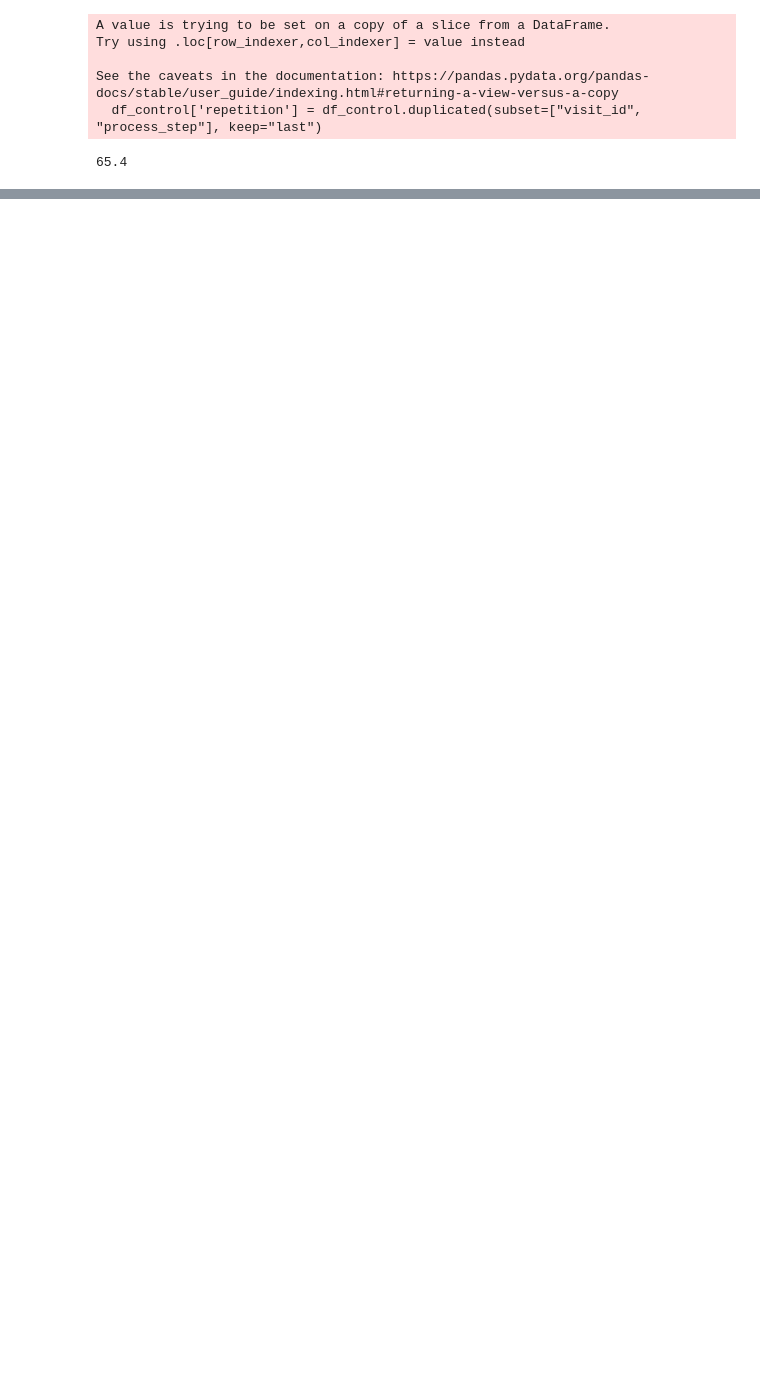
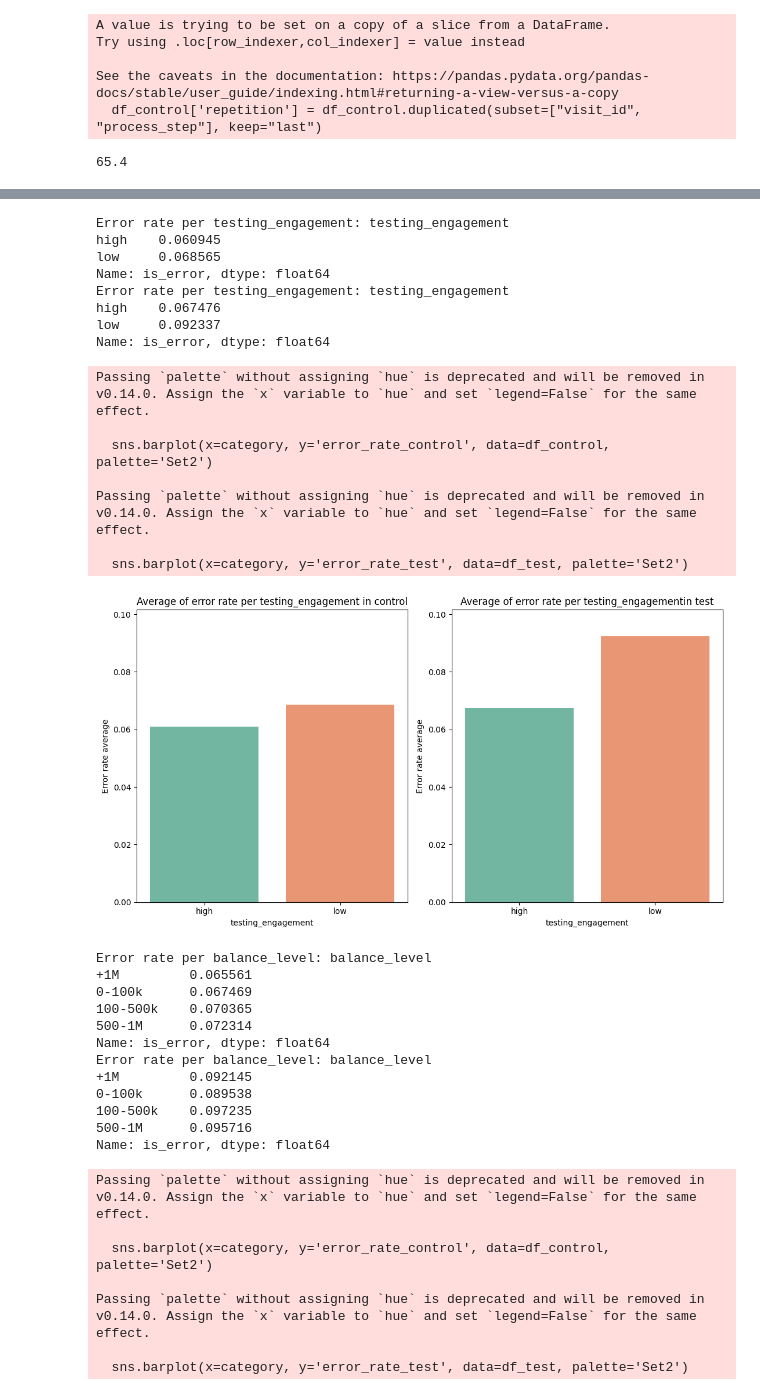
Before and after one commit to cemanzanoc/Project2, a Jupyter notebook: analysis.ipynb, the cells around one changed output, grey strips where cells are left out. Drawn from its saved outputs; the diff is of its cells as text; code cells hidden in the pictures; blank space fills up the shorter version.

```diff
--- a/analysis.ipynb
+++ b/analysis.ipynb
@@ -5,6 +5,7 @@ import matplotlib.pyplot as plt
 import aux_functions as f
 # %%
 df = pd.read_csv("data/df_clean_all.csv", index_col = None)
+df['date_time'] = pd.to_datetime(df['date_time'])
 # %%
 df = df.reset_index(drop=True)
 # %%
@@ -414,0 +715,43 @@ round(df_control_confirm.shape[0]/df_control.groupby("client_id").agg({"process_
+# %%
+list_category = ['testing_engagement', 'balance_level', 'tenure']
+for i in list_category:
+    avg_control = f.mean_errors_per_category(df_control_error, i)
+    avg_test = f.mean_errors_per_category(df_test_error, i)
+
+    f.create_barplot_error(avg_control, avg_test, i)
+# %% [output]
+Error rate per testing_engagement: testing_engagement
+high    0.060945
+low     0.068565
+Name: is_error, dtype: float64
+Error rate per testing_engagement: testing_engagement
+high    0.067476
+low     0.092337
+Name: is_error, dtype: float64
+Passing `palette` without assigning `hue` is deprecated and will be removed in v0.14.0. Assign the `x` variable to `hue` and set `legend=False` for the same effect.
+
+  sns.barplot(x=category, y='error_rate_control', data=df_control, palette='Set2')
+
+Passing `palette` without assigning `hue` is deprecated and will be removed in v0.14.0. Assign the `x` variable to `hue` and set `legend=False` for the same effect.
+
+  sns.barplot(x=category, y='error_rate_test', data=df_test, palette='Set2')
+[figure, added]
+Error rate per balance_level: balance_level
++1M         0.065561
+0-100k      0.067469
+100-500k    0.070365
+500-1M      0.072314
+Name: is_error, dtype: float64
+Error rate per balance_level: balance_level
++1M         0.092145
+0-100k      0.089538
+100-500k    0.097235
+500-1M      0.095716
+Name: is_error, dtype: float64
+Passing `palette` without assigning `hue` is deprecated and will be removed in v0.14.0. Assign the `x` variable to `hue` and set `legend=False` for the same effect.
+
+  sns.barplot(x=category, y='error_rate_control', data=df_control, palette='Set2')
+
+Passing `palette` without assigning `hue` is deprecated and will be removed in v0.14.0. Assign the `x` variable to `hue` and set `legend=False` for the same effect.
+
+  sns.barplot(x=category, y='error_rate_test', data=df_test, palette='Set2')
```
Also changed, not shown: parts of 37 cells of this notebook, 2 other files.
